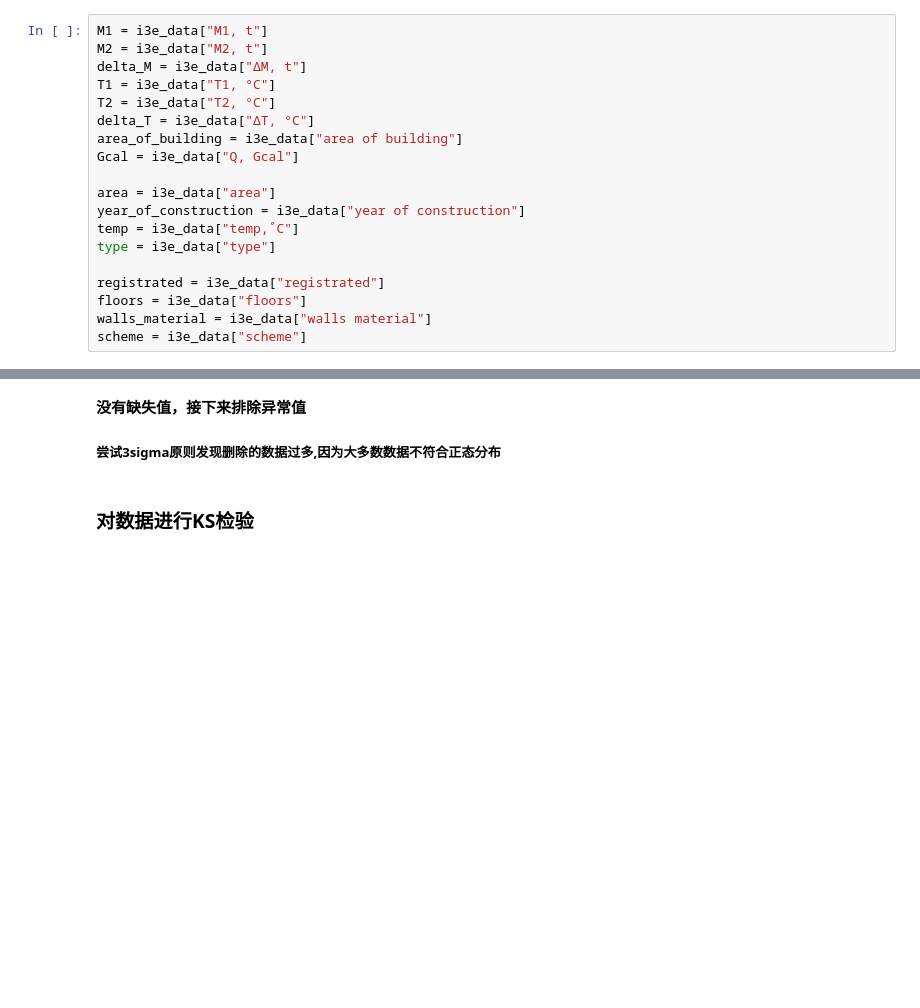
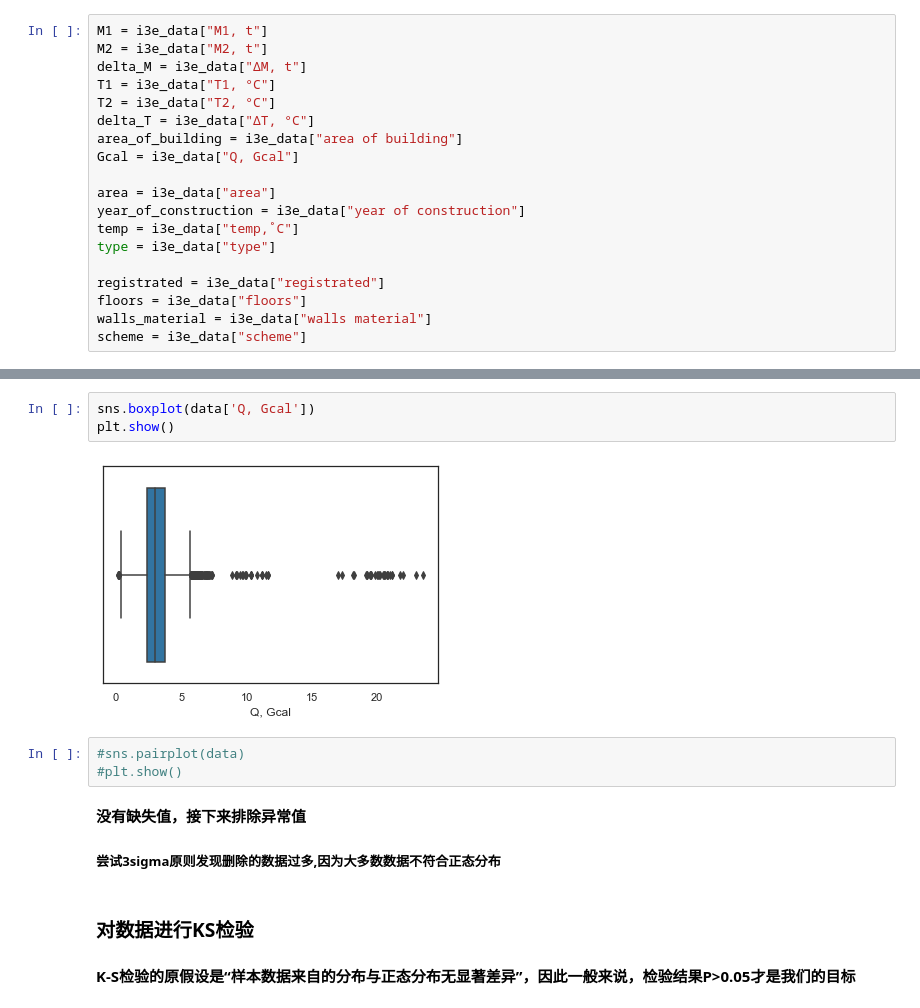
Before and after one commit to Hotomoderato/Heating-System-Analysis, a Jupyter notebook: Final_Dsss.ipynb, the cells around one changed output, grey strips where cells are left out. Cells and saved outputs as stored; diff of their text form; blank space fills up the shorter version.

```diff
--- a/Final_Dsss.ipynb
+++ b/Final_Dsss.ipynb
@@ -84,9 +118,18 @@ scheme = i3e_data["scheme"]
+# %%
+sns.boxplot(data['Q, Gcal'])
+plt.show()
+# %% [output]
+[figure, added]
+# %%
+#sns.pairplot(data)
+#plt.show()
 # %% [markdown]
 **没有缺失值，接下来排除异常值**
 
 ##### 尝试3sigma原则发现删除的数据过多,因为大多数数据不符合正态分布
-# %% [markdown]
-### 对数据进行KS检验
+# %% [markdown]
+### 对数据进行KS检验
+#### K-S检验的原假设是“样本数据来自的分布与正态分布无显著差异”，因此一般来说，检验结果P>0.05才是我们的目标
 # %%
 KS_list=[M1, M2, delta_M, T1, T2, delta_T, area_of_building, temp, Gcal]
 def KStest(data):
```
Also changed, not shown: parts of 24 cells of this notebook, 2 other files.
